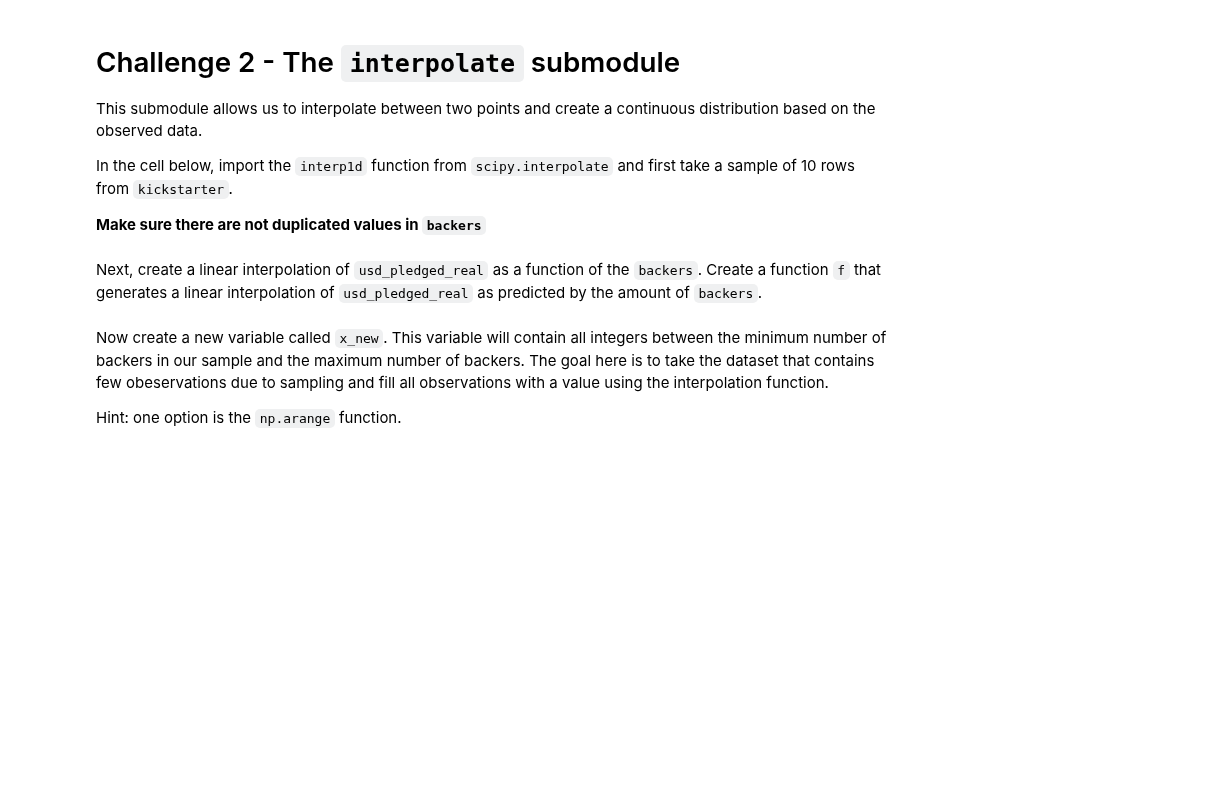
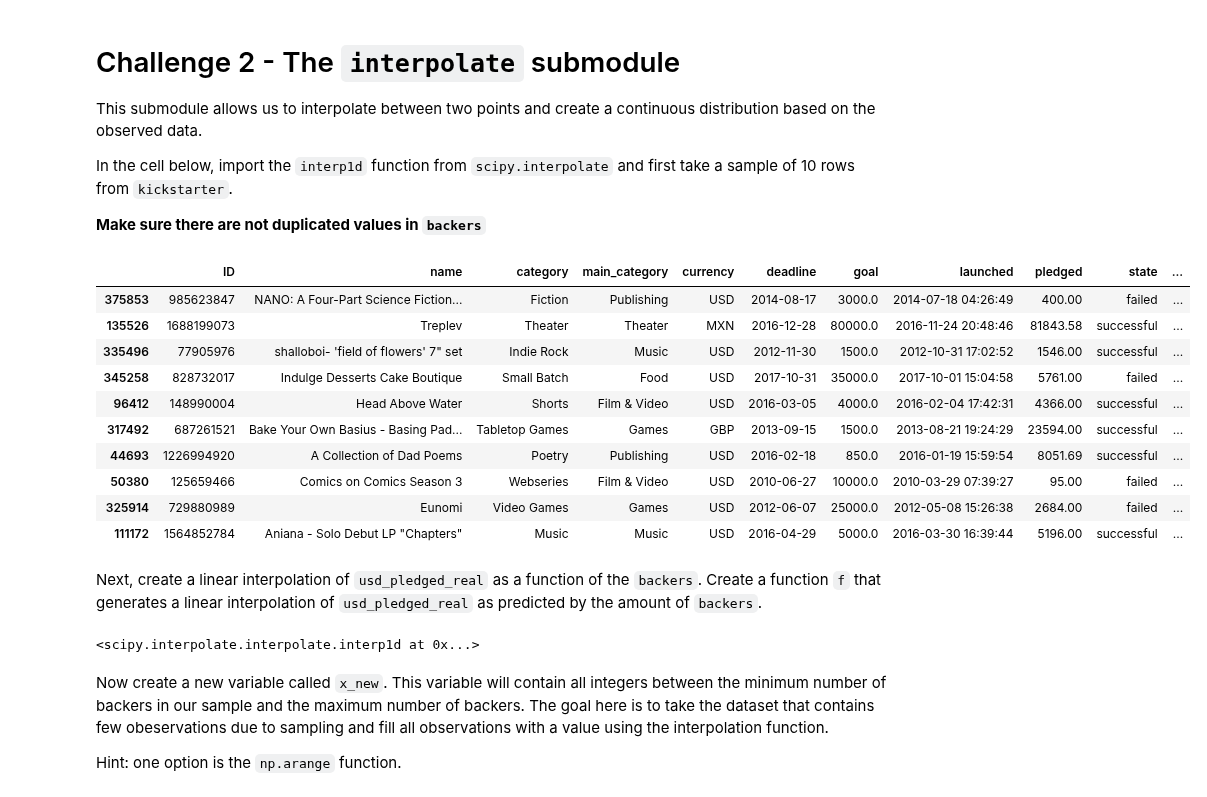
Before and after one commit to ta-data-lis/lab-intro-to-scipy, a Jupyter notebook: your-code/main.ipynb, the cells around one changed output. Cells and saved outputs as stored; diff of their text form; code cells hidden in the pictures; blank space fills up the shorter version.

```diff
--- a/your-code/main.ipynb
+++ b/your-code/main.ipynb
@@ -13,0 +14,3 @@ This submodule contains statistical functions for conducting hypothesis tests, p
+# %%
+ks_projects = pd.read_csv('../ks-projects-201801.csv')
+ks_projects.info()
@@ -39,0 +86,4 @@ Let's perform Fisher's exact test on our KickStarter data. We intend to test the
+# %%
+ks_projects['goal_met'] = np.where(ks_projects['usd_pledged_real'] > ks_projects['usd_goal_real'], 1, 0)
+
+print(ks_projects[['usd_pledged_real','usd_goal_real','goal_met']].head())
@@ -43,0 +99,4 @@ Next, create a column that checks whether the currency of the project is in US D
+# %%
+ks_projects['usd'] = np.where(ks_projects['currency'] == "USD", 1, 0)
+
+print(ks_projects[['currency','usd']].head())
@@ -60,2 +137,23 @@ In the cell below, import the `interp1d` function from `scipy.interpolate` and f
+# %%
+from scipy.interpolate import interp1d
+
+# DataFrame.sample(n=None, frac=None, replace=False, weights=None, random_state=None, axis=None)
+    # n - size of sample
+    # frac - fraction of the rows (or columns if axis=1) to use as the sample
+
+sample = ks_projects.sample(n=10,random_state=15)
+sample
+# %% [output]
+|  | ID | name | category | main_category | currency | deadline | goal | launched | pledged | state | ... |
+| 375853 | 985623847 | NANO: A Four-Part Science Fiction... | Fiction | Publishing | USD | 2014-08-17 | 3000.0 | 2014-07-18 04:26:49 | 400.00 | failed | ... |
+| 135526 | 1688199073 | Treplev | Theater | Theater | MXN | 2016-12-28 | 80000.0 | 2016-11-24 20:48:46 | 81843.58 | successful | ... |
+| 335496 | 77905976 | shalloboi- 'field of flowers' 7" set | Indie Rock | Music | USD | 2012-11-30 | 1500.0 | 2012-10-31 17:02:52 | 1546.00 | successful | ... |
+| 345258 | 828732017 | Indulge Desserts Cake Boutique | Small Batch | Food | USD | 2017-10-31 | 35000.0 | 2017-10-01 15:04:58 | 5761.00 | failed | ... |
+| 96412 | 148990004 | Head Above Water | Shorts | Film & Video | USD | 2016-03-05 | 4000.0 | 2016-02-04 17:42:31 | 4366.00 | successful | ... |
+| 317492 | 687261521 | Bake Your Own Basius - Basing Pad... | Tabletop Games | Games | GBP | 2013-09-15 | 1500.0 | 2013-08-21 19:24:29 | 23594.00 | successful | ... |
+| 44693 | 1226994920 | A Collection of Dad Poems | Poetry | Publishing | USD | 2016-02-18 | 850.0 | 2016-01-19 15:59:54 | 8051.69 | successful | ... |
+| 50380 | 125659466 | Comics on Comics Season 3 | Webseries | Film & Video | USD | 2010-06-27 | 10000.0 | 2010-03-29 07:39:27 | 95.00 | failed | ... |
+| 325914 | 729880989 | Eunomi | Video Games | Games | USD | 2012-06-07 | 25000.0 | 2012-05-08 15:26:38 | 2684.00 | failed | ... |
+| 111172 | 1564852784 | Aniana - Solo Debut LP "Chapters" | Music | Music | USD | 2016-04-29 | 5000.0 | 2016-03-30 16:39:44 | 5196.00 | successful | ... |
 # %% [markdown]
 Next, create a linear interpolation of `usd_pledged_real` as a function of the `backers`. Create a function `f` that generates a linear interpolation of `usd_pledged_real` as predicted by the amount of `backers`.
@@ -64,3 +160,10 @@ Next, create a linear interpolation of `usd_pledged_real` as a function of the `
+# %%
+# scipy.interpolate.interp1d(x, y, kind='linear', axis=- 1, copy=True, bounds_error=None, fill_value=nan, assume_sorted=False)
+
+f = interp1d(sample['backers'], list(sample['usd_pledged_real']))
+f
+# %% [output]
+<scipy.interpolate.interpolate.interp1d at 0x...>
 # %% [markdown]
 Now create a new variable called `x_new`. This variable will contain all integers between the minimum number of backers in our sample and the maximum number of backers. The goal here is to take the dataset that contains few obeservations due to sampling and fill all observations with a value using the interpolation function.
 
```
Also changed, not shown: parts of 23 cells of this notebook.
